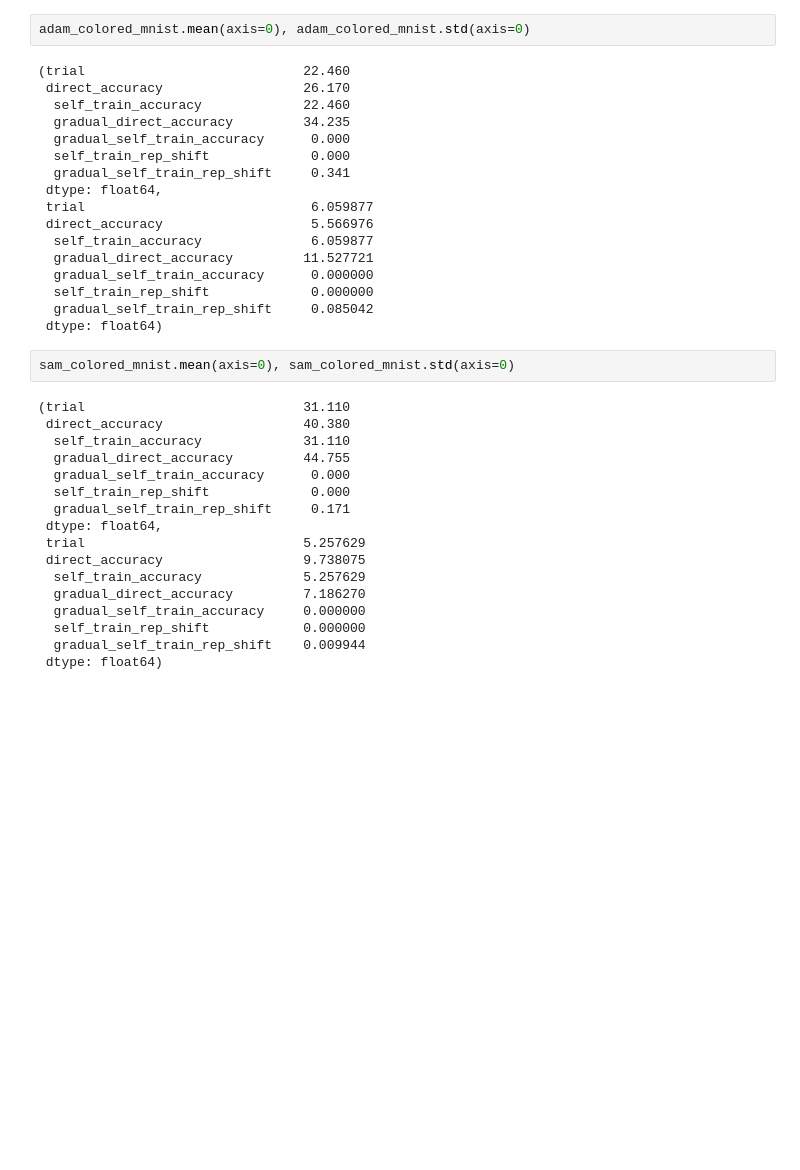
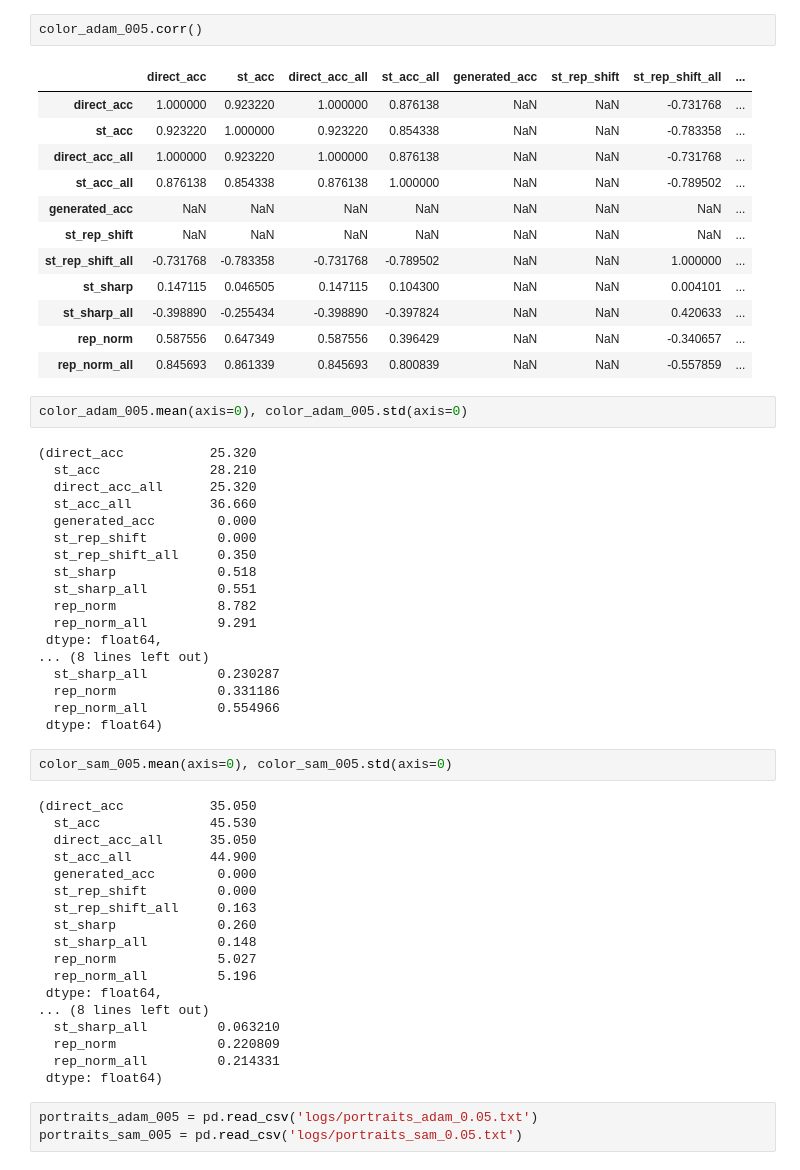
Before and after one commit to samjschapiro/GOAT, a Jupyter notebook: results.ipynb, the cells around one changed output. Cells and saved outputs as stored; diff of their text form; blank space fills up the shorter version.

```diff
--- a/results.ipynb
+++ b/results.ipynb
@@ -83,38 +64,58 @@ sam_colored_mnist = pd.read_csv('logs/color_sam_rep.txt')
+# %%
+color_adam_005.corr()
+# %% [output]
+|  | direct_acc | st_acc | direct_acc_all | st_acc_all | generated_acc | st_rep_shift | st_rep_shift_all | ... |
+| direct_acc | 1.000000 | 0.923220 | 1.000000 | 0.876138 | NaN | NaN | -0.731768 | ... |
+| st_acc | 0.923220 | 1.000000 | 0.923220 | 0.854338 | NaN | NaN | -0.783358 | ... |
+| direct_acc_all | 1.000000 | 0.923220 | 1.000000 | 0.876138 | NaN | NaN | -0.731768 | ... |
+| st_acc_all | 0.876138 | 0.854338 | 0.876138 | 1.000000 | NaN | NaN | -0.789502 | ... |
+| generated_acc | NaN | NaN | NaN | NaN | NaN | NaN | NaN | ... |
+| st_rep_shift | NaN | NaN | NaN | NaN | NaN | NaN | NaN | ... |
+| st_rep_shift_all | -0.731768 | -0.783358 | -0.731768 | -0.789502 | NaN | NaN | 1.000000 | ... |
+| st_sharp | 0.147115 | 0.046505 | 0.147115 | 0.104300 | NaN | NaN | 0.004101 | ... |
+| st_sharp_all | -0.398890 | -0.255434 | -0.398890 | -0.397824 | NaN | NaN | 0.420633 | ... |
+| rep_norm | 0.587556 | 0.647349 | 0.587556 | 0.396429 | NaN | NaN | -0.340657 | ... |
+| rep_norm_all | 0.845693 | 0.861339 | 0.845693 | 0.800839 | NaN | NaN | -0.557859 | ... |
 # %%
-adam_colored_mnist.mean(axis=0), adam_colored_mnist.std(axis=0)
+color_adam_005.mean(axis=0), color_adam_005.std(axis=0)
 # %% [output]
-(trial                            22.460
- direct_accuracy                  26.170
-  self_train_accuracy             22.460
-  gradual_direct_accuracy         34.235
-  gradual_self_train_accuracy      0.000
-  self_train_rep_shift             0.000
-  gradual_self_train_rep_shift     0.341
+(direct_acc           25.320
+  st_acc              28.210
+  direct_acc_all      25.320
+  st_acc_all          36.660
+  generated_acc        0.000
+  st_rep_shift         0.000
+  st_rep_shift_all     0.350
+  st_sharp             0.518
+  st_sharp_all         0.551
+  rep_norm             8.782
+  rep_norm_all         9.291
  dtype: float64,
- trial                             6.059877
- direct_accuracy                   5.566976
-  self_train_accuracy              6.059877
-  gradual_direct_accuracy         11.527721
-  gradual_self_train_accuracy      0.000000
-  self_train_rep_shift             0.000000
-  gradual_self_train_rep_shift     0.085042
+... (8 lines left out)
+  st_sharp_all         0.230287
+  rep_norm             0.331186
+  rep_norm_all         0.554966
  dtype: float64)
 # %%
-sam_colored_mnist.mean(axis=0), sam_colored_mnist.std(axis=0)
+color_sam_005.mean(axis=0), color_sam_005.std(axis=0)
 # %% [output]
-(trial                            31.110
- direct_accuracy                  40.380
-  self_train_accuracy             31.110
-  gradual_direct_accuracy         44.755
-  gradual_self_train_accuracy      0.000
-  self_train_rep_shift             0.000
-  gradual_self_train_rep_shift     0.171
+(direct_acc           35.050
+  st_acc              45.530
+  direct_acc_all      35.050
+  st_acc_all          44.900
+  generated_acc        0.000
+  st_rep_shift         0.000
+  st_rep_shift_all     0.163
+  st_sharp             0.260
+  st_sharp_all         0.148
+  rep_norm             5.027
+  rep_norm_all         5.196
  dtype: float64,
- trial                            5.257629
- direct_accuracy                  9.738075
-  self_train_accuracy             5.257629
-  gradual_direct_accuracy         7.186270
-  gradual_self_train_accuracy     0.000000
-  self_train_rep_shift            0.000000
-  gradual_self_train_rep_shift    0.009944
+... (8 lines left out)
+  st_sharp_all         0.063210
+  rep_norm             0.220809
+  rep_norm_all         0.214331
  dtype: float64)
+# %%
+portraits_adam_005 = pd.read_csv('logs/portraits_adam_0.05.txt')
+portraits_sam_005 = pd.read_csv('logs/portraits_sam_0.05.txt')
```
Also changed, not shown: parts of 21 cells of this notebook, 4 other files.
